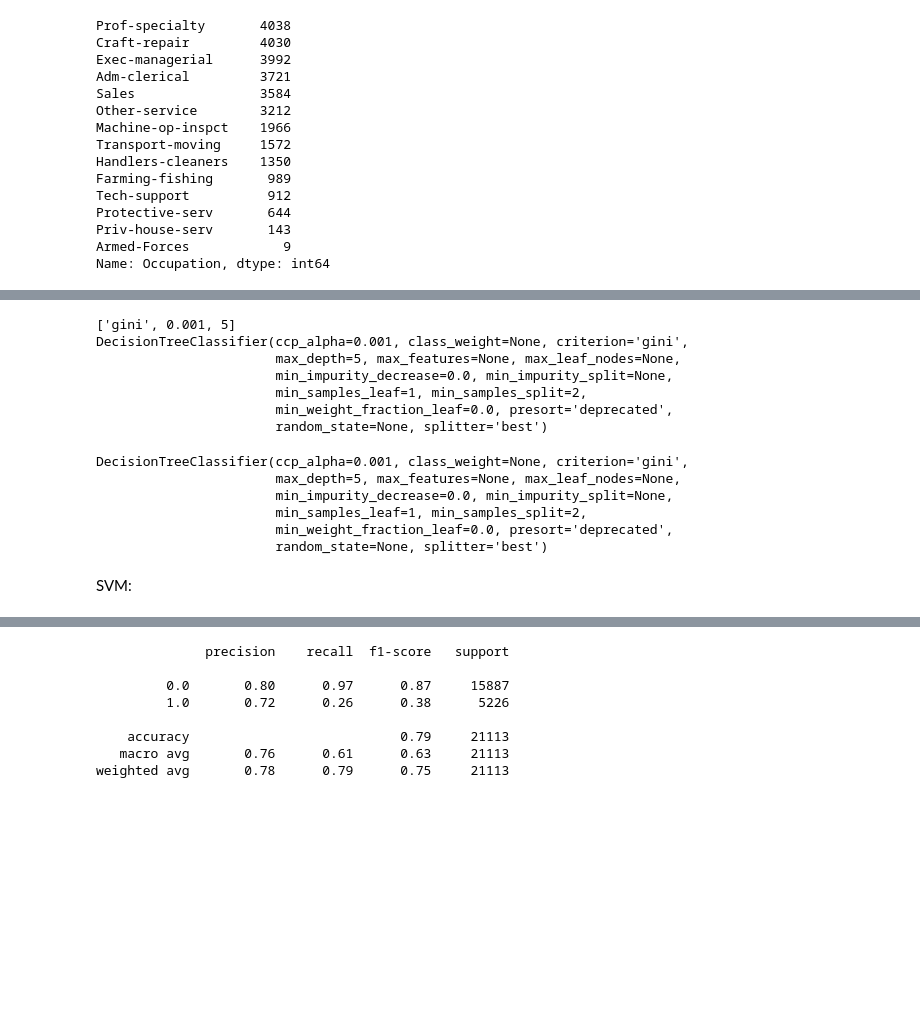
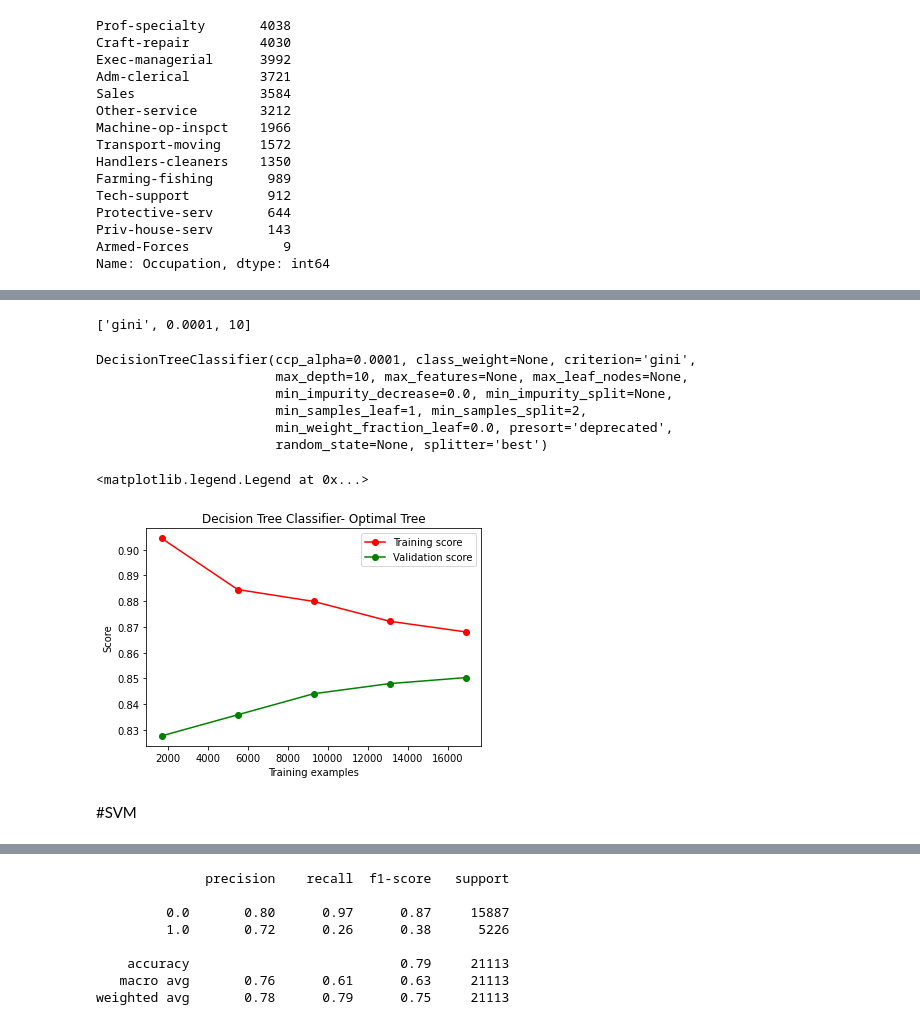
Before and after one commit to danielel013/Census_dataset, a Jupyter notebook: Census_predict.ipynb, the cells around one changed output, grey strips where cells are left out. Cells and saved outputs as stored; diff of their text form; code cells hidden in the pictures; blank space fills up the shorter version.

```diff
--- a/Census_predict.ipynb
+++ b/Census_predict.ipynb
@@ -336,15 +356,14 @@ weighted avg       0.83      0.84      0.83     21113
 ######## Grid Search ########
 
 from sklearn.model_selection import cross_val_score
-#hyper parameter tuning.Selecting best K
-# empty list that will hold cv scores
-grid_cv_scores = []
+grid_cv_scores_mean = []
 grid_params=[]
 grid_model=[]
 
+
 criterion=['gini','entropy']
-ccp_alphas2=[0.001,0.01,0.05,1]
-depth=[2,3,4,5]
+ccp_alphas2=[0.0001,0.001,0.01,0.05,1]
+depth=[2,3,4,5,6,7,8,9,10]
 
 for i in criterion:
  for c in ccp_alphas2:
@@ -354,42 +373,47 @@ for i in criterion:
     grid_tree_kfold = DecisionTreeClassifier(criterion=i, max_depth = d, ccp_alpha=c )
     grid_model.append(grid_tree_kfold)
     grid_scores = model_selection.cross_val_score(grid_tree_kfold, X_train, y_train, cv=kfold)
-    grid_cv_scores.append(grid_scores.mean())
+    grid_cv_scores_mean.append(grid_scores.mean())
 
-    # print(grid_tree_kfold)
-    # print(scores.mean())
-    # print(grid_scores)
-    # print(grid_cv_scores)
 
-#graphical view
+
 #misclassification error
-MSE = [1-x for x in grid_cv_scores]
+MSE = [1-x for x in grid_cv_scores_mean]
 #optimal params
 optimal_index = MSE.index(min(MSE))
 tree_optimal_param= grid_params[optimal_index]
 tree_optimal_model= grid_model[optimal_index]
 
 print(tree_optimal_param)
-print(tree_optimal_model)
 
 
 tree_optimal_model.fit(X_train,y_train)
 # %% [output]
-['gini', 0.001, 5]
-DecisionTreeClassifier(ccp_alpha=0.001, class_weight=None, criterion='gini',
-                       max_depth=5, max_features=None, max_leaf_nodes=None,
-                       min_impurity_decrease=0.0, min_impurity_split=None,
-                       min_samples_leaf=1, min_samples_split=2,
-                       min_weight_fraction_leaf=0.0, presort='deprecated',
-                       random_state=None, splitter='best')
+['gini', 0.0001, 10]
-DecisionTreeClassifier(ccp_alpha=0.001, class_weight=None, criterion='gini',
-                       max_depth=5, max_features=None, max_leaf_nodes=None,
+DecisionTreeClassifier(ccp_alpha=0.0001, class_weight=None, criterion='gini',
+                       max_depth=10, max_features=None, max_leaf_nodes=None,
                        min_impurity_decrease=0.0, min_impurity_split=None,
                        min_samples_leaf=1, min_samples_split=2,
                        min_weight_fraction_leaf=0.0, presort='deprecated',
                        random_state=None, splitter='best')
-# %% [markdown]
-SVM:
+# %%
+
+(train_sizes, train_scores, test_scores, _, _) = model_selection.learning_curve(tree_optimal_model, X_train, y_train, cv=kfold, return_times=True)
+
+
+train_scores_mean = np.mean(train_scores, axis=1)
+plt.plot(train_sizes, train_scores_mean, 'o-', color="r", label="Training score")
+test_scores_mean = np.mean(test_scores, axis=1)
+plt.plot(train_sizes, test_scores_mean, 'o-', color="g", label="Validation score")
+plt.xlabel("Training examples")
+plt.ylabel("Score")
+plt.title('Decision Tree Classifier- Optimal Tree')
+plt.legend(loc='best')
+# %% [output]
+<matplotlib.legend.Legend at 0x...>
+[figure, added]
+# %% [markdown]
+#SVM
 # %%
 ######## no regularization ########
 from sklearn import svm
```
Also changed, not shown: parts of 32 cells of this notebook.
